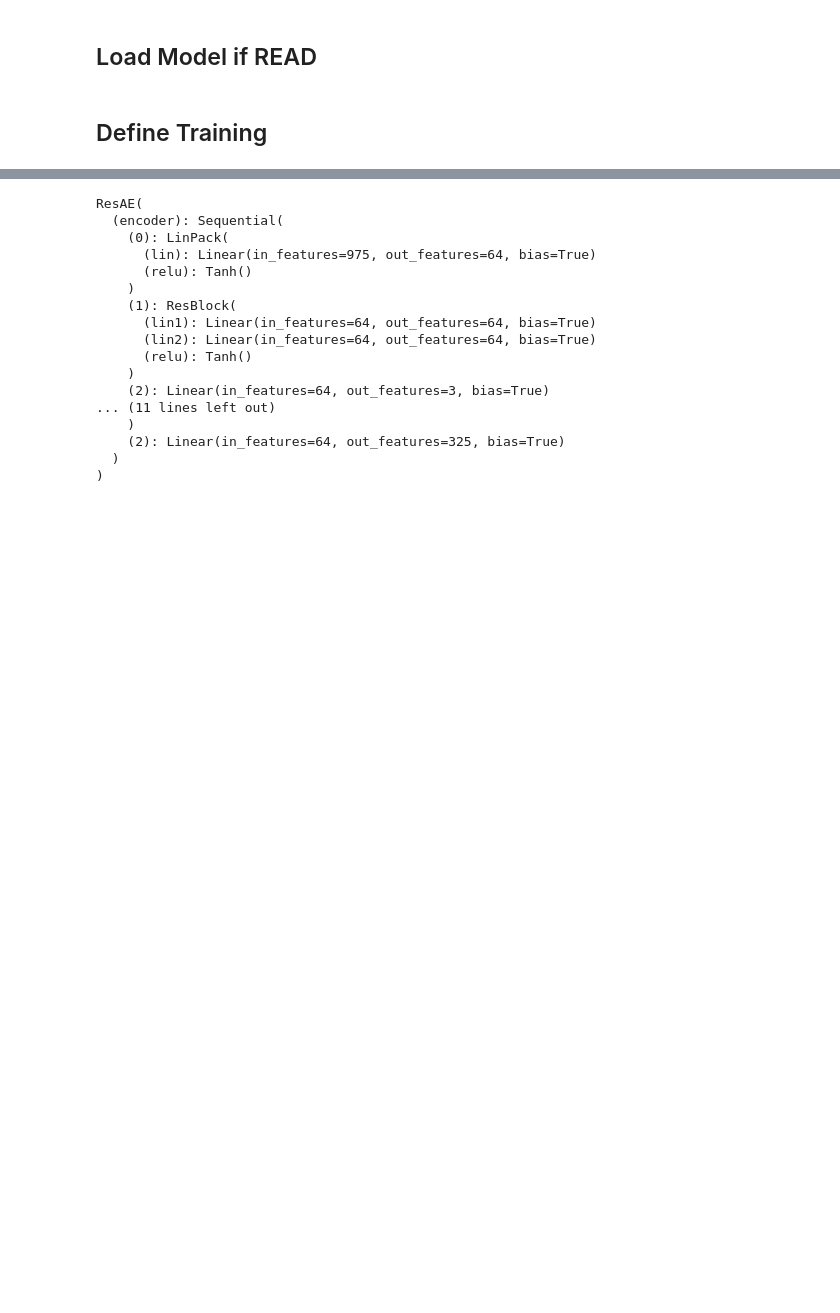
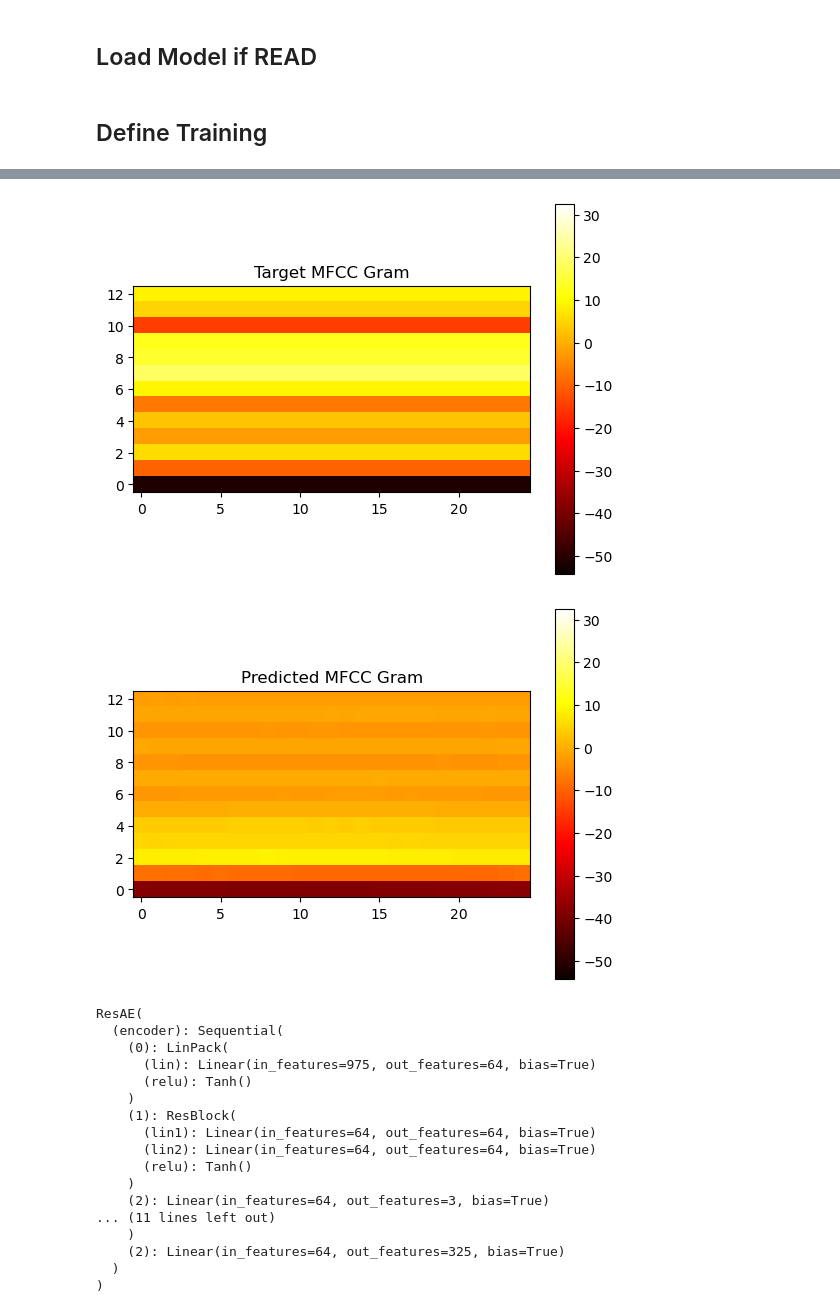
Before and after one commit to Frankalexej/featln, a Jupyter notebook: train_eng_8.ipynb, the cells around one changed output, grey strips where cells are left out. Saved outputs shown, nothing was run; the diff lists cells and outputs as text; code cells hidden in the pictures; blank space fills up the shorter version.

```diff
--- a/train_eng_8.ipynb
+++ b/train_eng_8.ipynb
@@ -371,0 +378,20 @@ KeyboardInterrupt:
+# %%
+def checkone():
+    model.eval()
+    valid_loss = 0.
+    valid_num = len(valid_loader.dataset)
+    for idx, (x, y) in enumerate(valid_loader):
+        x = x.to(device)
+        y = y.to(device)
+
+        x_hat = model(x)
+        return y, x_hat
+        loss = recon_loss(x_hat, y)
+        valid_loss += loss.item()
+
+        # draw_progress_bar(idx, valid_num)
+
+    avg_valid_loss = valid_loss / valid_num
+    valid_losses.append(avg_valid_loss)
+# %%
+target, pred = checkone()
@@ -372,3 +402,24 @@ KeyboardInterrupt:
+# %%
+import matplotlib.pyplot as plt
+
+# Calculate the minimum and maximum values of the MFCC grams
+min_value = min(target[0].detach().cpu().numpy().min(), pred[0].detach().cpu().numpy().min())
+max_value = max(target[0].detach().cpu().numpy().max(), pred[0].detach().cpu().numpy().max())
+
+# Visualize the first MFCC gram
+plt.imshow(target[2].detach().cpu().numpy().T, cmap='hot', origin='lower', vmin=min_value, vmax=max_value)
+plt.title('Target MFCC Gram')
+plt.colorbar()
+plt.show()
+
+# Visualize the second MFCC gram
+plt.imshow(pred[2].detach().cpu().numpy().T, cmap='hot', origin='lower', vmin=min_value, vmax=max_value)
+plt.title('Predicted MFCC Gram')
+plt.colorbar()
+plt.show()
+# %% [output]
+[figure, added]
+[figure, added]
 # %%
 gsds = GroundedSoundDataset(anno_data_, anno_guide_test_)
 eval_loader = DataLoader(gsds, batch_size=BATCH_SIZE, shuffle=False, num_workers=LOADER_WORKER)
```
Also changed, not shown: parts of 9 cells of this notebook.
